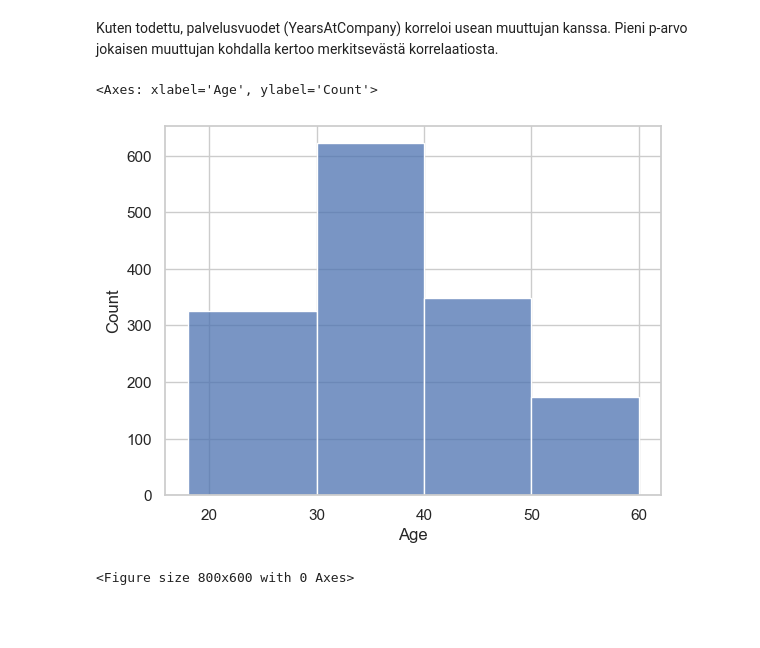
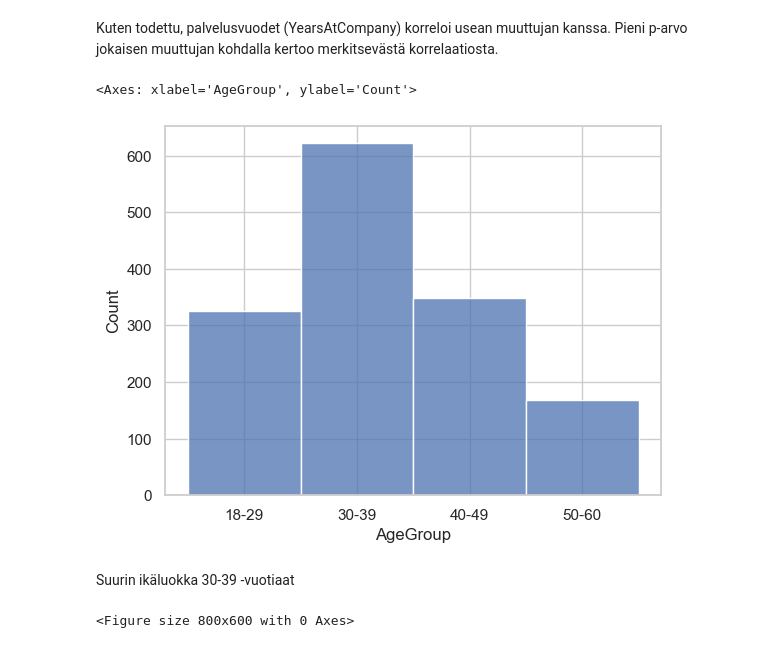
Before and after one commit to niklaskoo/haaga_helia, a Jupyter notebook: Tehtävä1.ipynb, the cells around one changed output. Drawn from its saved outputs; the diff is of its cells as text; code cells hidden in the pictures; blank space fills up the shorter version.

```diff
--- a/Tehtävä1.ipynb
+++ b/Tehtävä1.ipynb
@@ -312,10 +324,12 @@ df5['AgeGroup'] = pd.cut(df5['Age'], bins=age_bins, labels=age_labels, right=Fal
 # %%
 #Histogrammi luokitellun jakauman tarkasteluun
 
-sns.histplot(df5['Age'],bins=age_bins)
+sns.histplot(df5['AgeGroup'],bins=age_bins)
 # %% [output]
-<Axes: xlabel='Age', ylabel='Count'>
+<Axes: xlabel='AgeGroup', ylabel='Count'>
-[figure, old version]
+[figure, new version]
+# %% [markdown]
+Suurin ikäluokka 30-39 -vuotiaat
 # %%
 #Boxplot: palkka ikäluokan ja työmatkailun perusteella
 
```
Also changed, not shown: parts of 7 cells of this notebook, 1 other file.
